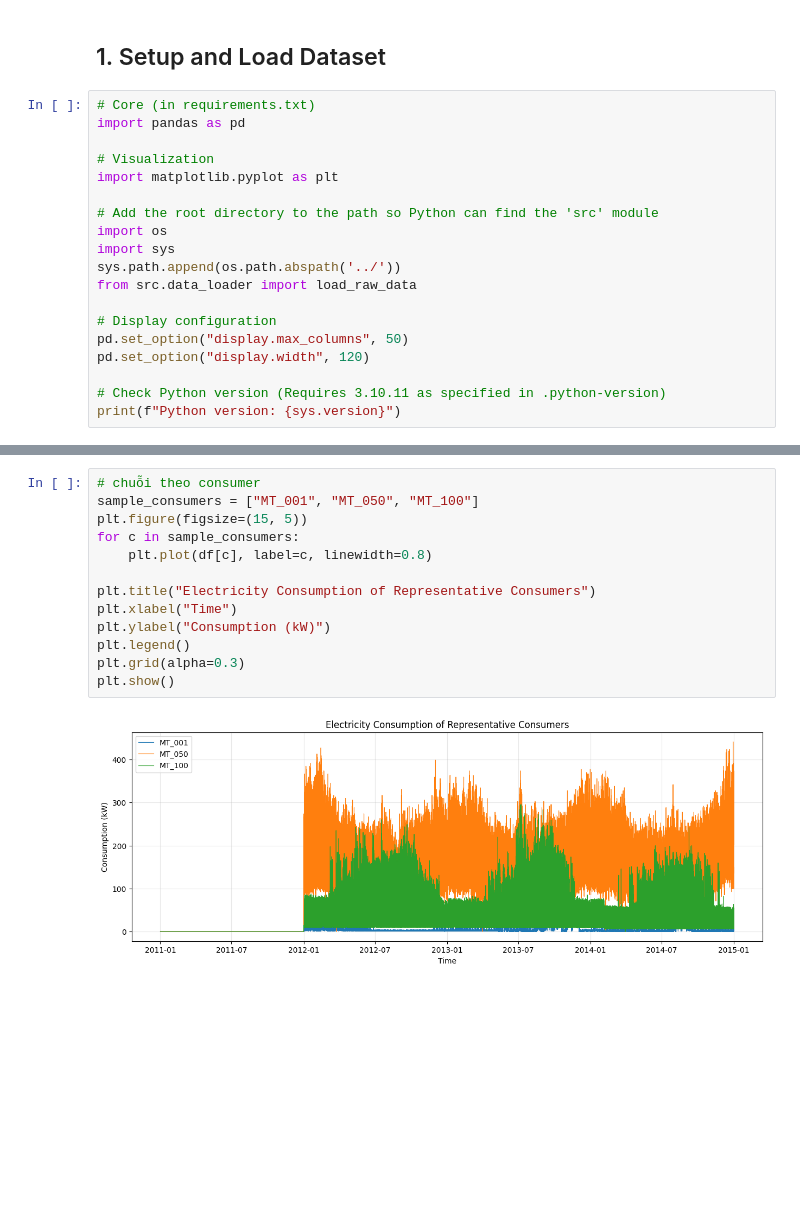
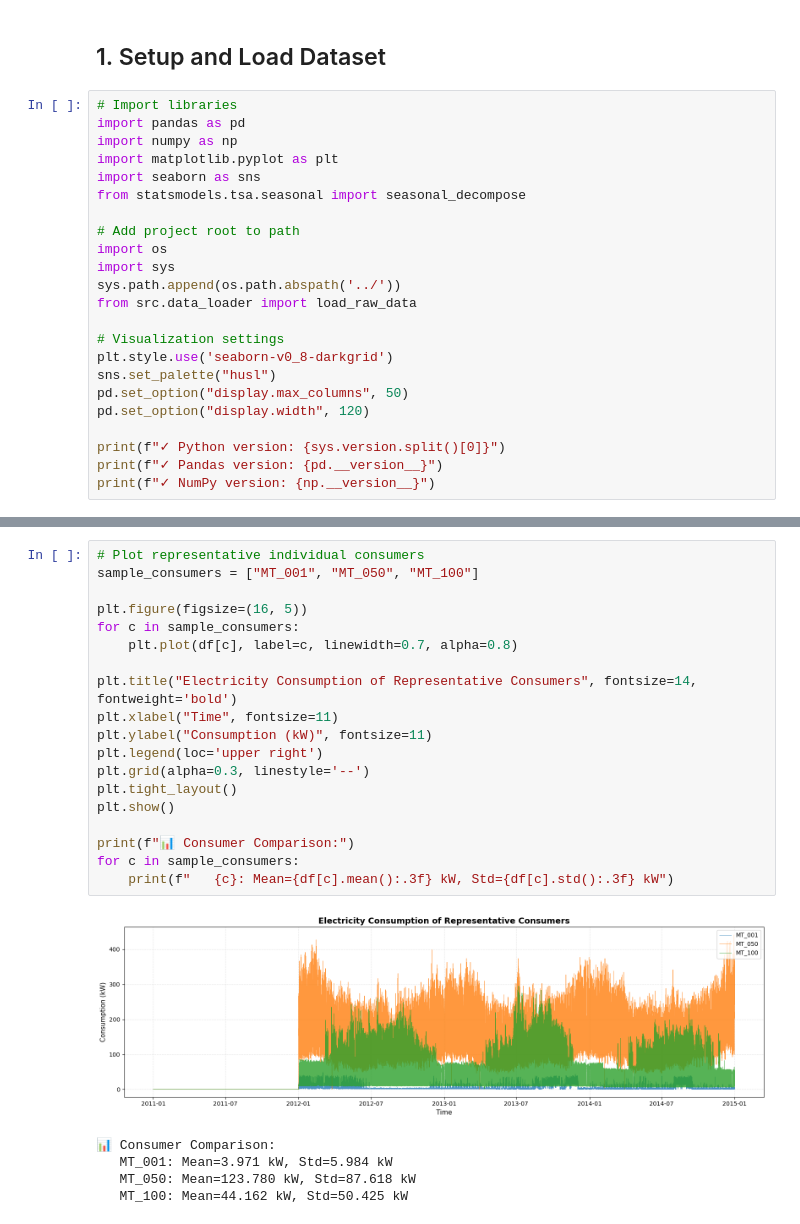
Before and after one commit to Dai-Nguyen1506/Electricity-Load-Diagrams, a Jupyter notebook: notebooks/02_eda.ipynb, the cells around one changed output, grey strips where cells are left out. Cells and saved outputs as stored; diff of their text form; blank space fills up the shorter version.

```diff
--- a/notebooks/02_eda.ipynb
+++ b/notebooks/02_eda.ipynb
@@ -7,22 +21,26 @@
 # %% [markdown]
 ## 1. Setup and Load Dataset
 # %%
-# Core (in requirements.txt)
+# Import libraries
 import pandas as pd
+import numpy as np
+import matplotlib.pyplot as plt
+import seaborn as sns
+from statsmodels.tsa.seasonal import seasonal_decompose
 
-# Visualization
-import matplotlib.pyplot as plt
-
-# Add the root directory to the path so Python can find the 'src' module
+# Add project root to path
 import os
 import sys
 sys.path.append(os.path.abspath('../'))
 from src.data_loader import load_raw_data
 
-# Display configuration
+# Visualization settings
+plt.style.use('seaborn-v0_8-darkgrid')
+sns.set_palette("husl")
 pd.set_option("display.max_columns", 50)
 pd.set_option("display.width", 120)
 
-# Check Python version (Requires 3.10.11 as specified in .python-version)
-print(f"Python version: {sys.version}")
+print(f"✓ Python version: {sys.version.split()[0]}")
+print(f"✓ Pandas version: {pd.__version__}")
+print(f"✓ NumPy version: {np.__version__}")
 # %% [output]
@@ -59,15 +102,25 @@ plt.show()
 # %%
-# chuỗi theo consumer
+# Plot representative individual consumers
 sample_consumers = ["MT_001", "MT_050", "MT_100"]
-plt.figure(figsize=(15, 5))
+
+plt.figure(figsize=(16, 5))
 for c in sample_consumers:
-    plt.plot(df[c], label=c, linewidth=0.8)
+    plt.plot(df[c], label=c, linewidth=0.7, alpha=0.8)
 
-plt.title("Electricity Consumption of Representative Consumers")
-plt.xlabel("Time")
-plt.ylabel("Consumption (kW)")
-plt.legend()
-plt.grid(alpha=0.3)
+plt.title("Electricity Consumption of Representative Consumers", fontsize=14, fontweight='bold')
+plt.xlabel("Time", fontsize=11)
+plt.ylabel("Consumption (kW)", fontsize=11)
+plt.legend(loc='upper right')
+plt.grid(alpha=0.3, linestyle='--')
+plt.tight_layout()
 plt.show()
+
+print(f"📊 Consumer Comparison:")
+for c in sample_consumers:
+    print(f"   {c}: Mean={df[c].mean():.3f} kW, Std={df[c].std():.3f} kW")
 # %% [output]
-[figure, old version]
+[figure, new version]
+📊 Consumer Comparison:
+   MT_001: Mean=3.971 kW, Std=5.984 kW
+   MT_050: Mean=123.780 kW, Std=87.618 kW
+   MT_100: Mean=44.162 kW, Std=50.425 kW
```
Also changed, not shown: parts of 38 cells of this notebook.
